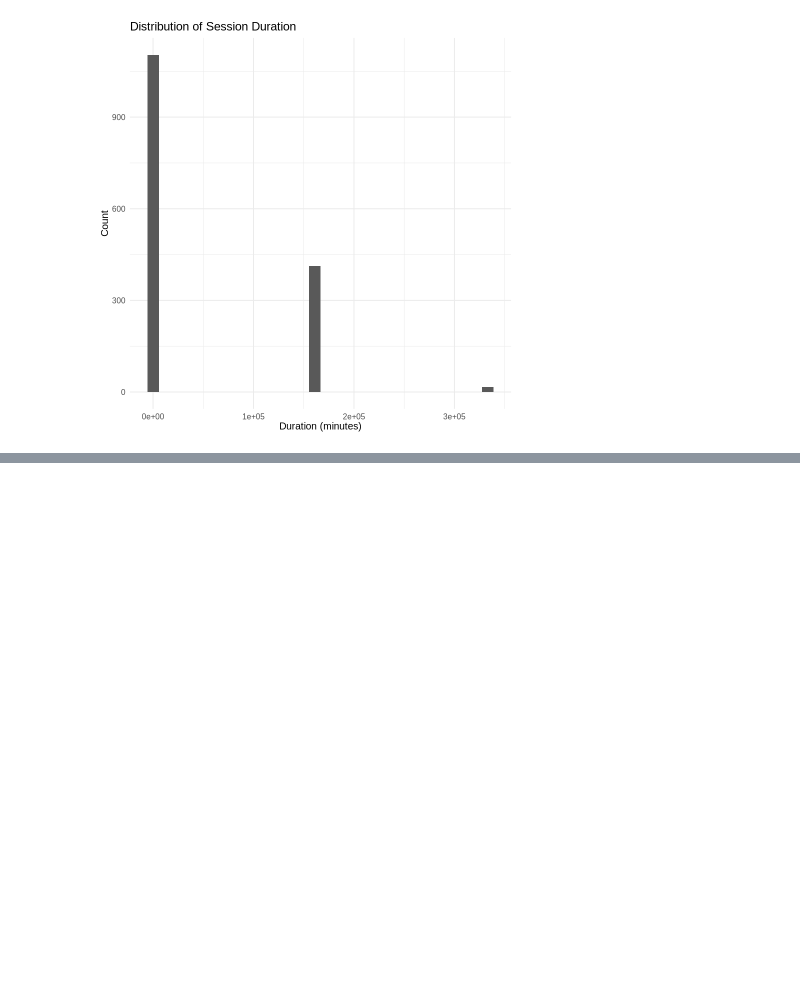
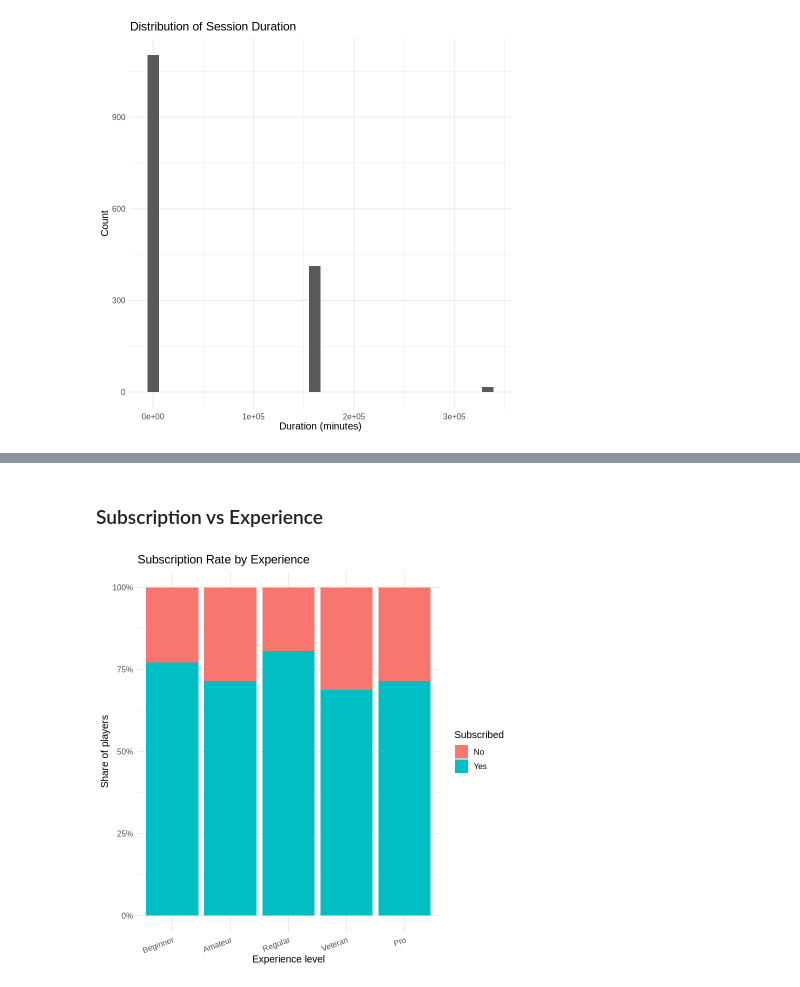
Before and after one commit to realshady-art/DSCI-100-2025W1-Group-project, a Jupyter notebook: Data Science Project Planning Report.ipynb, the cells around one changed output, grey strips where cells are left out. Saved outputs shown, nothing was run; the diff lists cells and outputs as text; code cells hidden in the pictures; blank space fills up the shorter version.

Commit message:
Added Data Analysis and Visualization

```diff
--- a/Data Science Project Planning Report.ipynb
+++ b/Data Science Project Planning Report.ipynb
@@ -340,0 +378,19 @@ Warning message:
+# %% [markdown]
+### Subscription vs Experience
+# %%
+players_plot <- players |>
+
+  mutate(
+    subscribe_f = factor(subscribe, levels = c(FALSE, TRUE), labels = c("No", "Yes")),
+    experience  = factor(experience, levels = c("Beginner","Amateur","Regular","Veteran","Pro"))
+  )
+
+ggplot(players_plot, aes(x = experience, fill = subscribe_f)) +
+  geom_bar(position = "fill") +
+  scale_y_continuous(labels = scales::percent) +
+  labs(title = "Subscription Rate by Experience",
+       x = "Experience level", y = "Share of players", fill = "Subscribed") +
+  theme_minimal(base_size = 12) +
+  theme(axis.text.x = element_text(angle = 20, hjust = 1))
+# %% [output]
+[figure, added]
```
Also changed, not shown: parts of 8 cells of this notebook.
